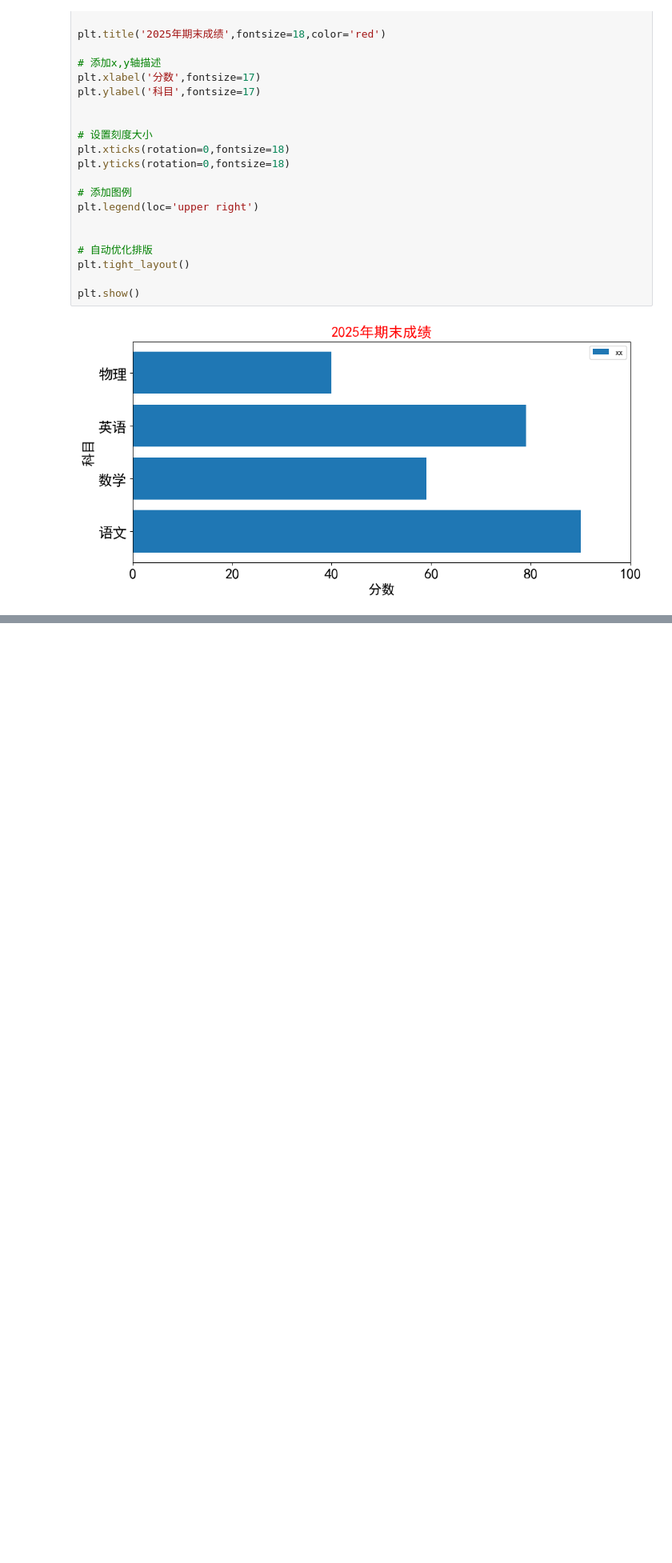
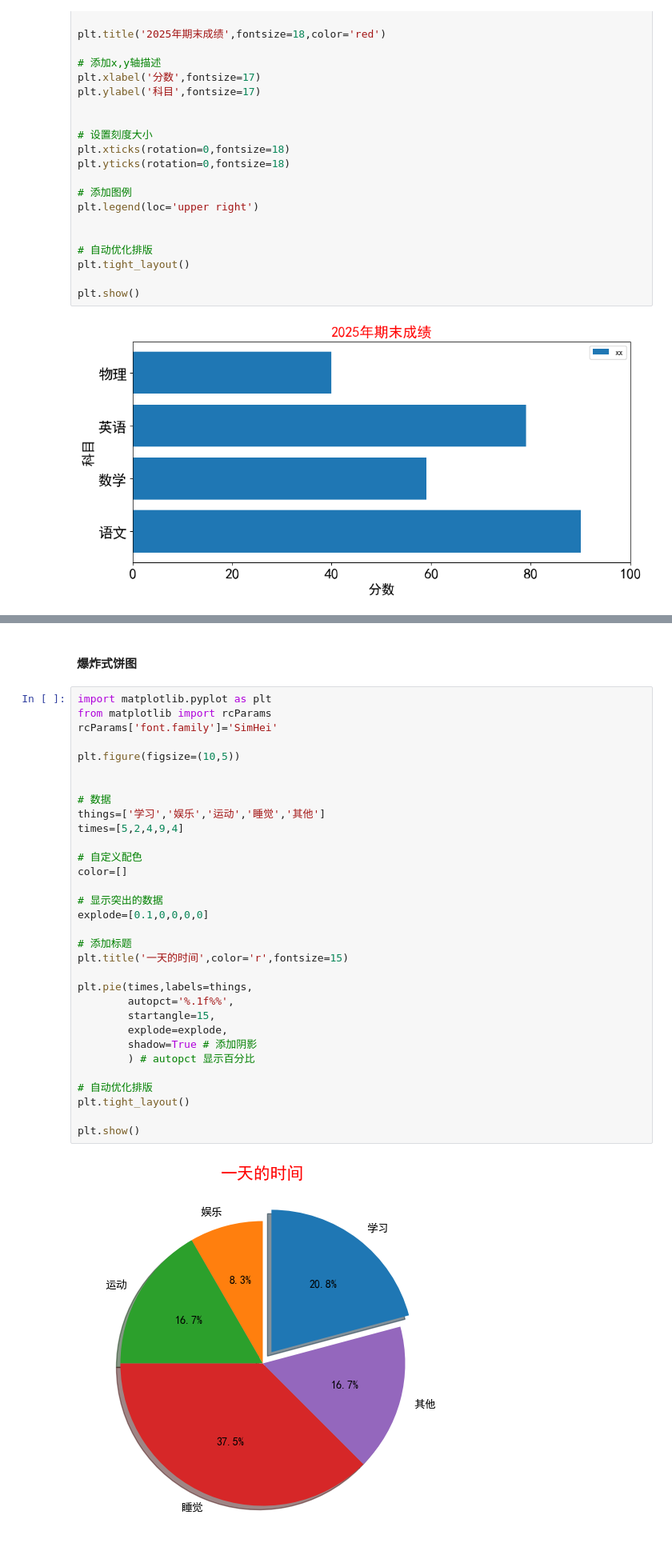
Before and after one commit to aonolee5-cmyk/notes, a Jupyter notebook: 5.matplotlib学习.ipynb, the cells around one changed output, grey strips where cells are left out. Shown at 80% size. Cells and saved outputs as stored; diff of their text form; blank space fills up the shorter version.

```diff
--- a/5.matplotlib学习.ipynb
+++ b/5.matplotlib学习.ipynb
@@ -145,0 +210,36 @@ plt.show()
+# %% [markdown]
+#### 爆炸式饼图
+# %%
+import matplotlib.pyplot as plt
+from matplotlib import rcParams
+rcParams['font.family']='SimHei'
+
+plt.figure(figsize=(10,5))
+
+
+# 数据
+things=['学习','娱乐','运动','睡觉','其他']
+times=[5,2,4,9,4]
+
+# 自定义配色
+color=[]
+
+# 显示突出的数据
+explode=[0.1,0,0,0,0]
+
+# 添加标题
+plt.title('一天的时间',color='r',fontsize=15)
+
+plt.pie(times,labels=things,
+        autopct='%.1f%%',
+        startangle=15,
+        explode=explode,
+        shadow=True # 添加阴影
+        ) # autopct 显示百分比
+
+# 自动优化排版
+plt.tight_layout()
+
+plt.show()
+# %% [output]
+[figure, added]
```
Also changed, not shown: parts of 29 cells of this notebook, 1 other file.
